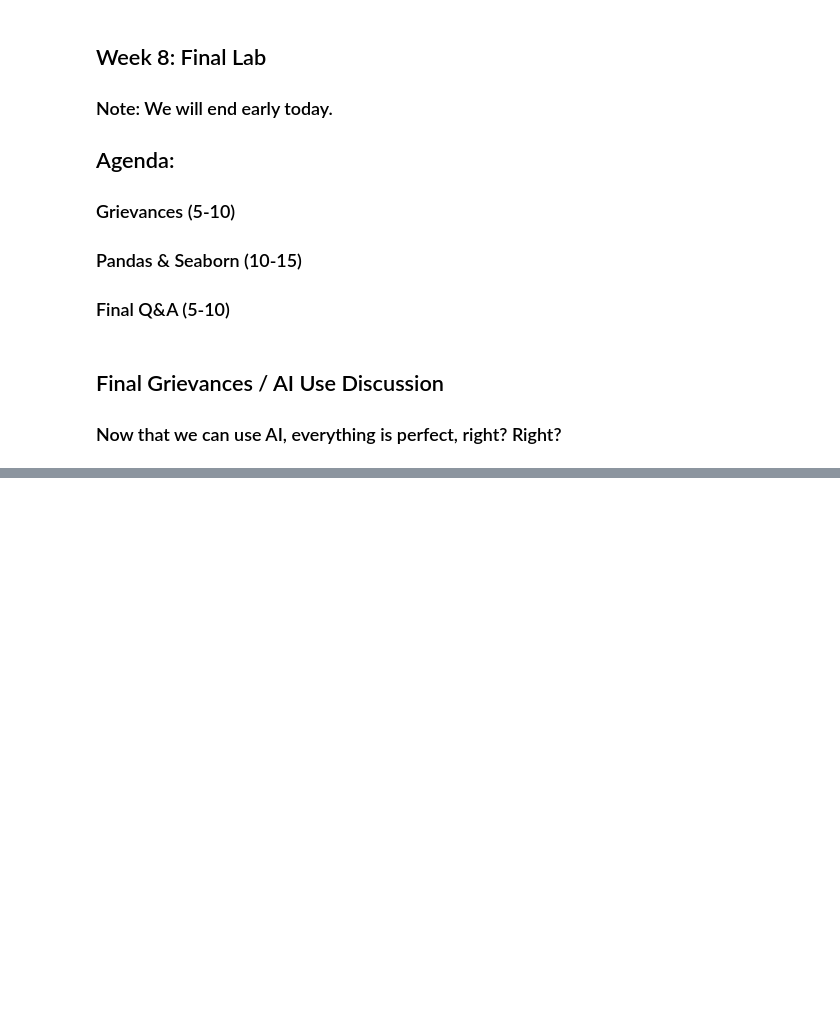
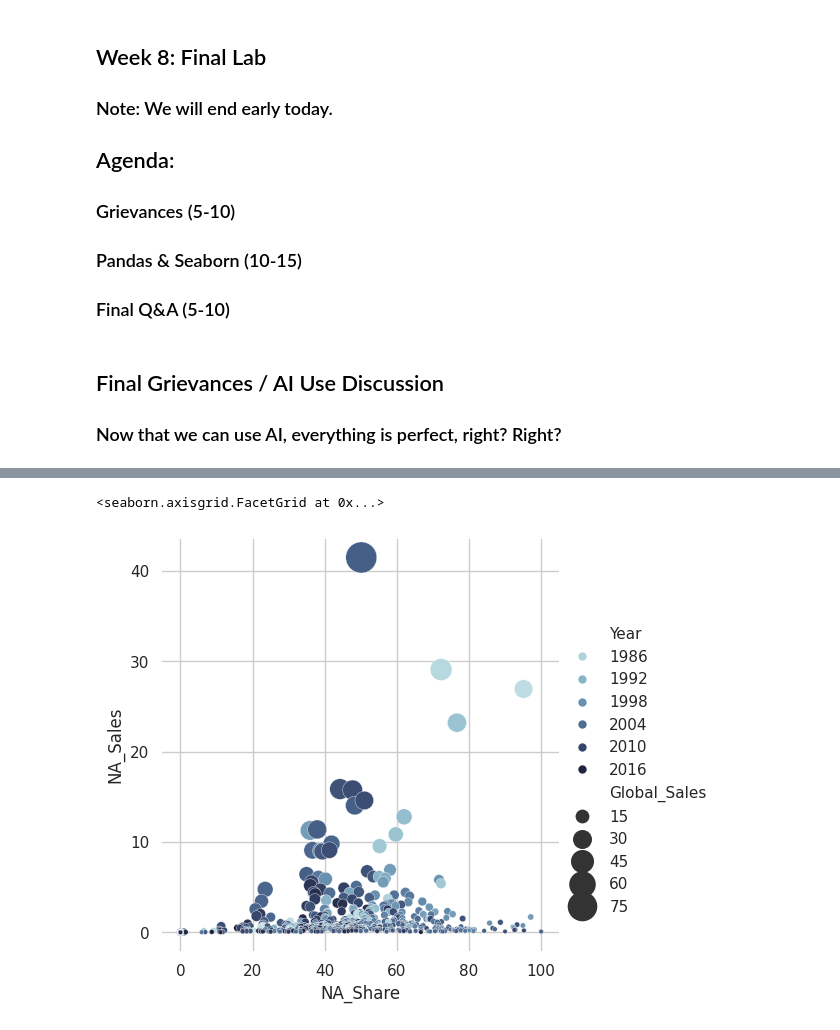
Before and after one commit to Computer-Programming-for-Lawyers/Spring-2025, a Jupyter notebook: lab/week-8/lab8.ipynb, the cells around one changed output, grey strips where cells are left out. Drawn from its saved outputs; the diff is of its cells as text; code cells hidden in the pictures; blank space fills up the shorter version.

```diff
--- a/lab/week-8/lab8.ipynb
+++ b/lab/week-8/lab8.ipynb
@@ -16,8 +17,18 @@
 # %%
 # Pandas & Seaborn
-import pandas
-import seaborn
-import os
+import pandas as pd
+import seaborn as sns
 
-path = os.path.dirname(os.path.abspath(lab8.ipynb))
-print(path)
+# from pathlib import Path
+# current_directory = Path.cwd()
+# print(current_directory)
+
+# read csv (comma separated values) files
+vgs_data = pd.read_csv('video games sales.csv')
+# read_csv automatically creates a Pandas dataframe. neat!
+
+# get quick summary of dataframe
+vgs_data.head()
+
+# what games sold the most overall?
+vgs_data.sort_values(by='Global_Sales', ascending=False).head()
@@ -25,0 +52,5 @@ NameError: name '__file__' is not defined
+# %%
+# Let's make a new column. What share of global sales came from North America?
+# Why the = here?
+vgs_data['NA_Share'] = vgs_data['NA_Sales'].div(vgs_data['Global_Sales']).multiply(100)
+vgs_data[['Name', 'Global_Sales', 'NA_Share']].sort_values(by=['NA_Share', 'Global_Sales'], ascending=False)
@@ -25,0 +71,21 @@ NameError: name '__file__' is not defined
+# %%
+# Data viz example
+
+vgs_data_nintendo = vgs_data[(vgs_data['Publisher'] == 'Nintendo')]
+
+sns.set_theme(style="whitegrid")
+
+cmap = sns.cubehelix_palette(rot=-.2, as_cmap=True)
+g = sns.relplot(
+    data=vgs_data_nintendo,
+    x="NA_Share", y="NA_Sales",
+    hue="Year", size="Global_Sales",
+    palette=cmap, sizes=(10, 500),
+)
+# g.set(xscale="log", yscale="log")
+g.ax.xaxis.grid(True, "minor", linewidth=.25)
+g.ax.yaxis.grid(True, "minor", linewidth=.25)
+g.despine(left=True, bottom=True)
+# %% [output]
+<seaborn.axisgrid.FacetGrid at 0x...>
+[figure, added]
```
Also changed, not shown: parts of 6 cells of this notebook, 1 other file.
